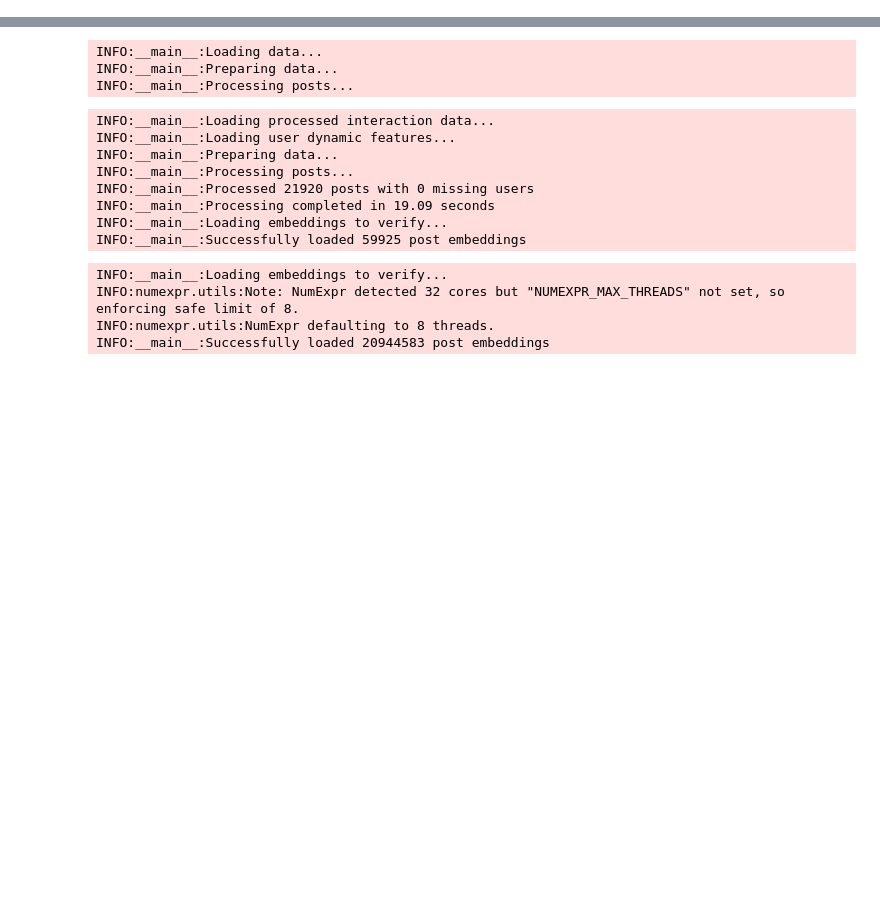
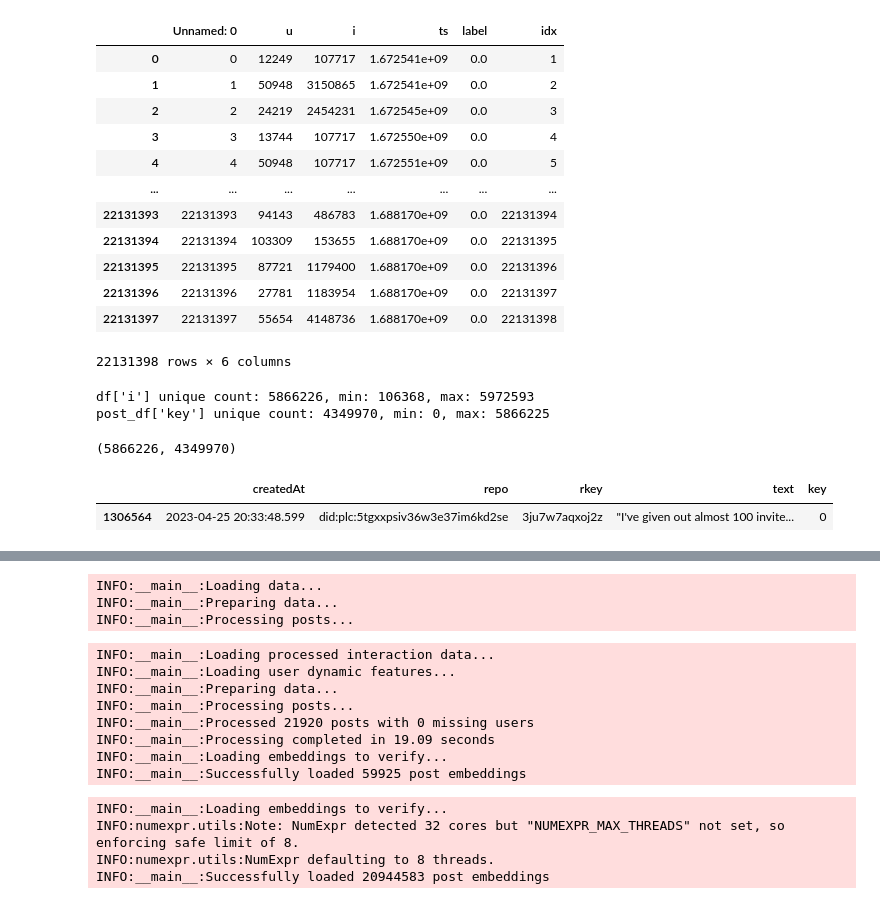
Before and after one commit to bbeat2782/Bluesky-GraphRec, a Jupyter notebook: consumer-producer/precompute_post_embeddings.ipynb, the cells around one changed output, grey strips where cells are left out. Saved outputs shown, nothing was run; the diff lists cells and outputs as text; code cells hidden in the pictures; blank space fills up the shorter version.

```diff
--- a/consumer-producer/precompute_post_embeddings.ipynb
+++ b/consumer-producer/precompute_post_embeddings.ipynb
@@ -0,0 +1,23 @@
+# %%
+import duckdb
+import os
+import pickle
+from dotenv import load_dotenv
+import pandas as pd
+
+load_dotenv("../.env.local")
+PROCESSED_DATA_PATH = "../processed_data/bluesky"
+DUCKDB_PATH = os.getenv('DUCKDB_PATH')
+DATA_PATH = os.getenv('DATA_PATH')
+
+con = duckdb.connect(DUCKDB_PATH)
+
+post_mapping = pickle.load(open(os.path.join(DATA_PATH, "post_mapping.pkl"), "rb"))
+
+post_df = con.execute("""
+    SELECT createdAt, repo, rkey, json_extract(record, '$.text') AS text
+    FROM records
+    WHERE createdAt >= '2023-01-01' AND collection == 'app.bsky.feed.post'
+    ORDER BY createdAt ASC
+""").fetchdf()
+post_df
@@ -0,0 +65,36 @@
+# %%
+df = pd.read_csv(os.path.join(PROCESSED_DATA_PATH, 'ml_bluesky.csv'))
+df
+# %% [output]
+|  | Unnamed: 0 | u | i | ts | label | idx |
+| 0 | 0 | 12249 | 107717 | 1.672541e+09 | 0.0 | 1 |
+| 1 | 1 | 50948 | 3150865 | 1.672541e+09 | 0.0 | 2 |
+| 2 | 2 | 24219 | 2454231 | 1.672545e+09 | 0.0 | 3 |
+| 3 | 3 | 13744 | 107717 | 1.672550e+09 | 0.0 | 4 |
+| 4 | 4 | 50948 | 107717 | 1.672551e+09 | 0.0 | 5 |
+| ... | ... | ... | ... | ... | ... | ... |
+| 22131393 | 22131393 | 94143 | 486783 | 1.688170e+09 | 0.0 | 22131394 |
+| 22131394 | 22131394 | 103309 | 153655 | 1.688170e+09 | 0.0 | 22131395 |
+| 22131395 | 22131395 | 87721 | 1179400 | 1.688170e+09 | 0.0 | 22131396 |
+| 22131396 | 22131396 | 27781 | 1183954 | 1.688170e+09 | 0.0 | 22131397 |
+| 22131397 | 22131397 | 55654 | 4148736 | 1.688170e+09 | 0.0 | 22131398 |
+22131398 rows × 6 columns
+# %%
+df_nunique = df['i'].nunique()
+post_df_nunique = post_df['key'].nunique()
+df_min, df_max = df['i'].min(), df['i'].max()
+post_df_min, post_df_max = post_df['key'].min(), post_df['key'].max()
+
+print(f"df['i'] unique count: {df_nunique}, min: {df_min}, max: {df_max}")
+print(f"post_df['key'] unique count: {post_df_nunique}, min: {post_df_min}, max: {post_df_max}")
+
+df_nunique, post_df_nunique
+# %% [output]
+df['i'] unique count: 5866226, min: 106368, max: 5972593
+post_df['key'] unique count: 4349970, min: 0, max: 5866225
+(5866226, 4349970)
+# %%
+post_df[post_df['key'] == 0]
+# %% [output]
+|  | createdAt | repo | rkey | text | key |
+| 1306564 | 2023-04-25 20:33:48.599 | did:plc:5tgxxpsiv36w3e37im6kd2se | 3ju7w7aqxoj2z | "I've given out almost 100 invite... | 0 |
```
Also changed, not shown: parts of 5 cells of this notebook, 8 other files.
